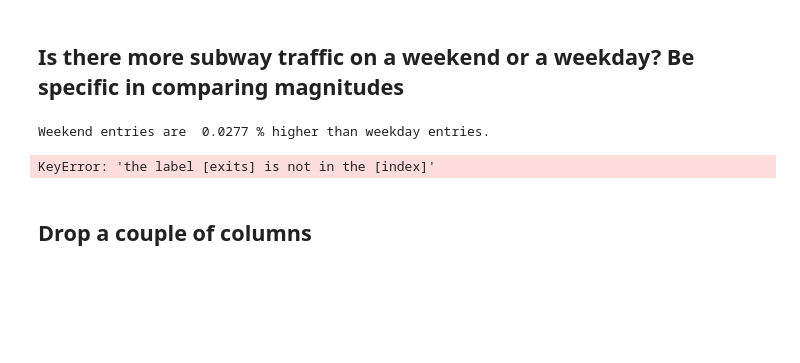
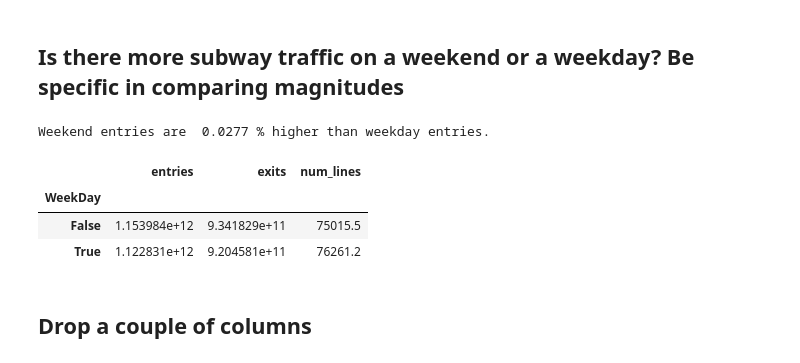
Before and after one commit to JonSolow/dsc-pandas-series-and-dataframes-lab-dc-ds-career-042219, a Jupyter notebook: index.ipynb, the cells around one changed output. Saved outputs shown, nothing was run; the diff lists cells and outputs as text; code cells hidden in the pictures; blank space fills up the shorter version.

```diff
--- a/index.ipynb
+++ b/index.ipynb
@@ -122,15 +122,20 @@ df_grouped.plot(kind='bar', figsize=(14,8))
 # %%
 #Your code here
 
 df_grouped['WeekDay'] = df_grouped.index.map(lambda x: x<5)
 df_WeekDayEnd = df_grouped.groupby('WeekDay').mean()
 
 
 print('Weekend entries are ', round(df_WeekDayEnd.loc[False,'entries']/df_WeekDayEnd.loc[True,'entries']-1 , 4), '% higher than weekday entries.')
-print('Weekend exits are ', round(df_WeekDayEnd.loc[False,'exits']/df_WeekDayEnd.loc[True,'exits']-1 , 4), '% higher than weekday exits.')
+#print('Weekend exits are ', round(df_WeekDayEnd.loc[False,'exits']/df_WeekDayEnd.loc[True,'exits']-1 , 4), '% higher than weekday exits.')
+
+df_WeekDayEnd
 # %% [output]
 Weekend entries are  0.0277 % higher than weekday entries.
-KeyError: 'the label [exits] is not in the [index]'
+|  | entries | exits | num_lines |
+| WeekDay |  |  |  |
+| False | 1.153984e+12 | 9.341829e+11 | 75015.5 |
+| True | 1.122831e+12 | 9.204581e+11 | 76261.2 |
 # %% [markdown]
 ## Drop a couple of columns
 # %%
```
